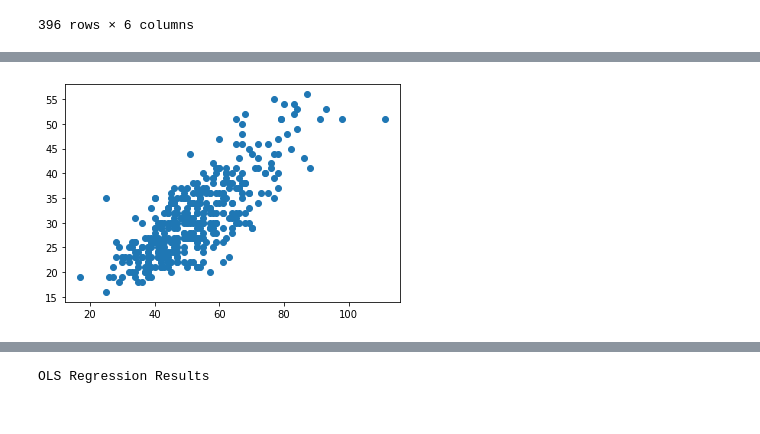
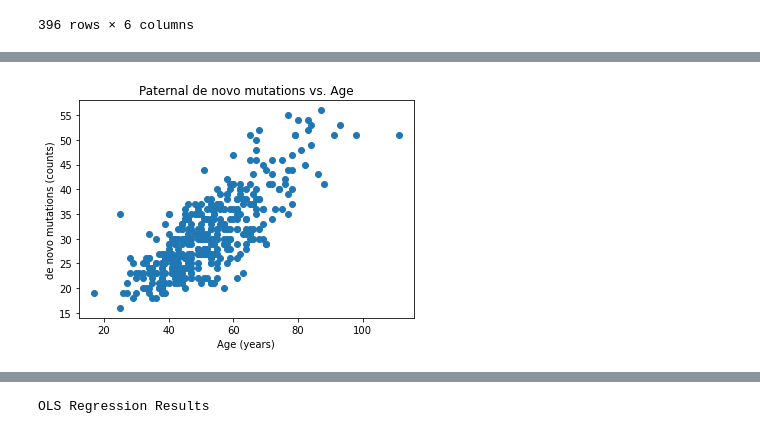
Before and after one commit to GiannaTricola/qbb2020-answers, a Jupyter notebook: Day5-lunch/Day5-lunch.ipynb, the cells around one changed output, grey strips where cells are left out. Drawn from its saved outputs; the diff is of its cells as text; code cells hidden in the pictures.

```diff
--- a/Day5-lunch/Day5-lunch.ipynb
+++ b/Day5-lunch/Day5-lunch.ipynb
@@ -105,6 +104,9 @@ plt.show()
 # %%
 fig, ax = plt.subplots()
 ax.scatter(x=df_final['pat_dnm'], y=df_final['Father_age'])
+ax.set_title('Paternal de novo mutations vs. Age')
+ax.set_ylabel('de novo mutations (counts)')
+ax.set_xlabel('Age (years)')
 plt.show()
 # %% [output]
-[figure, old version]
+[figure, new version]
```
Also changed, not shown: parts of 18 cells of this notebook.
